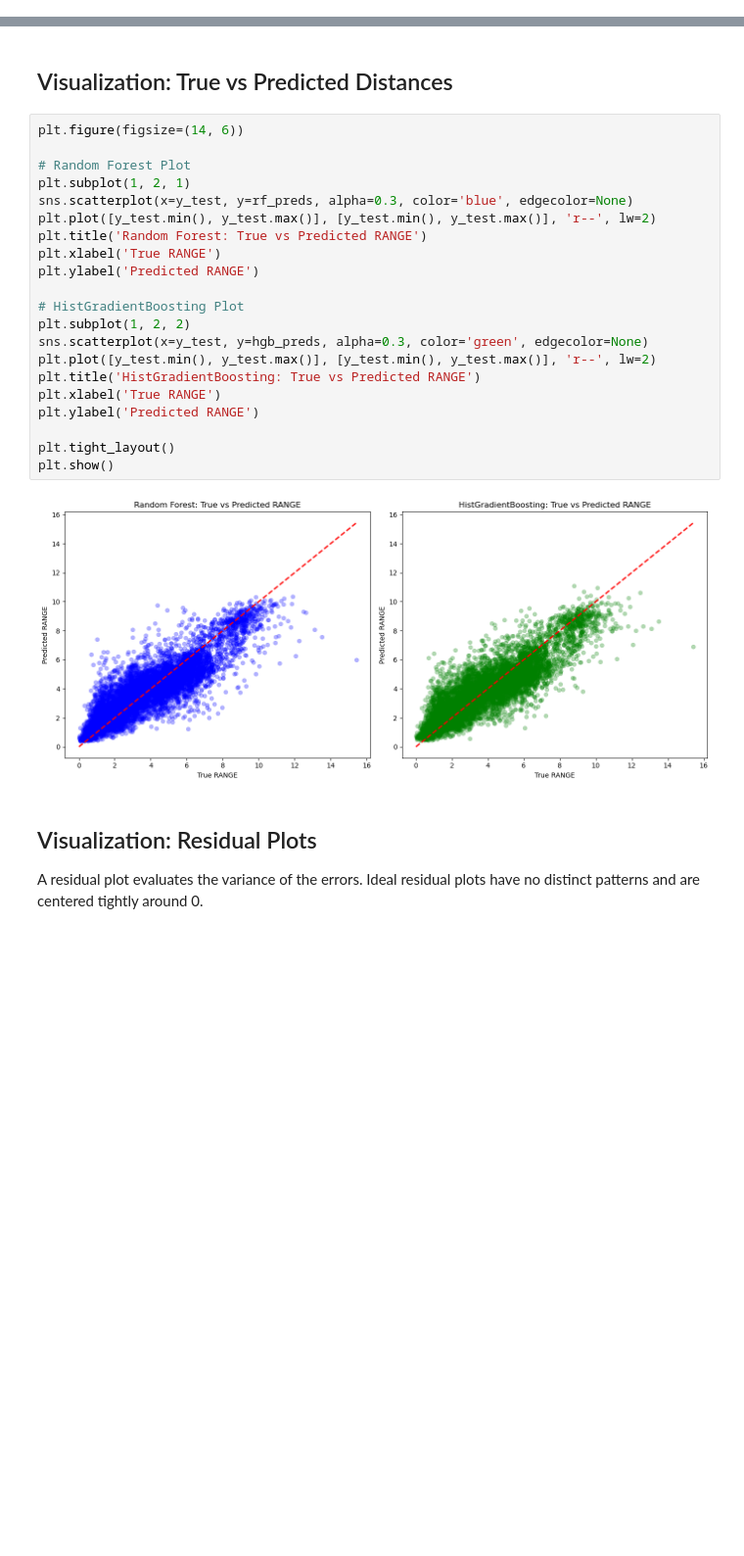
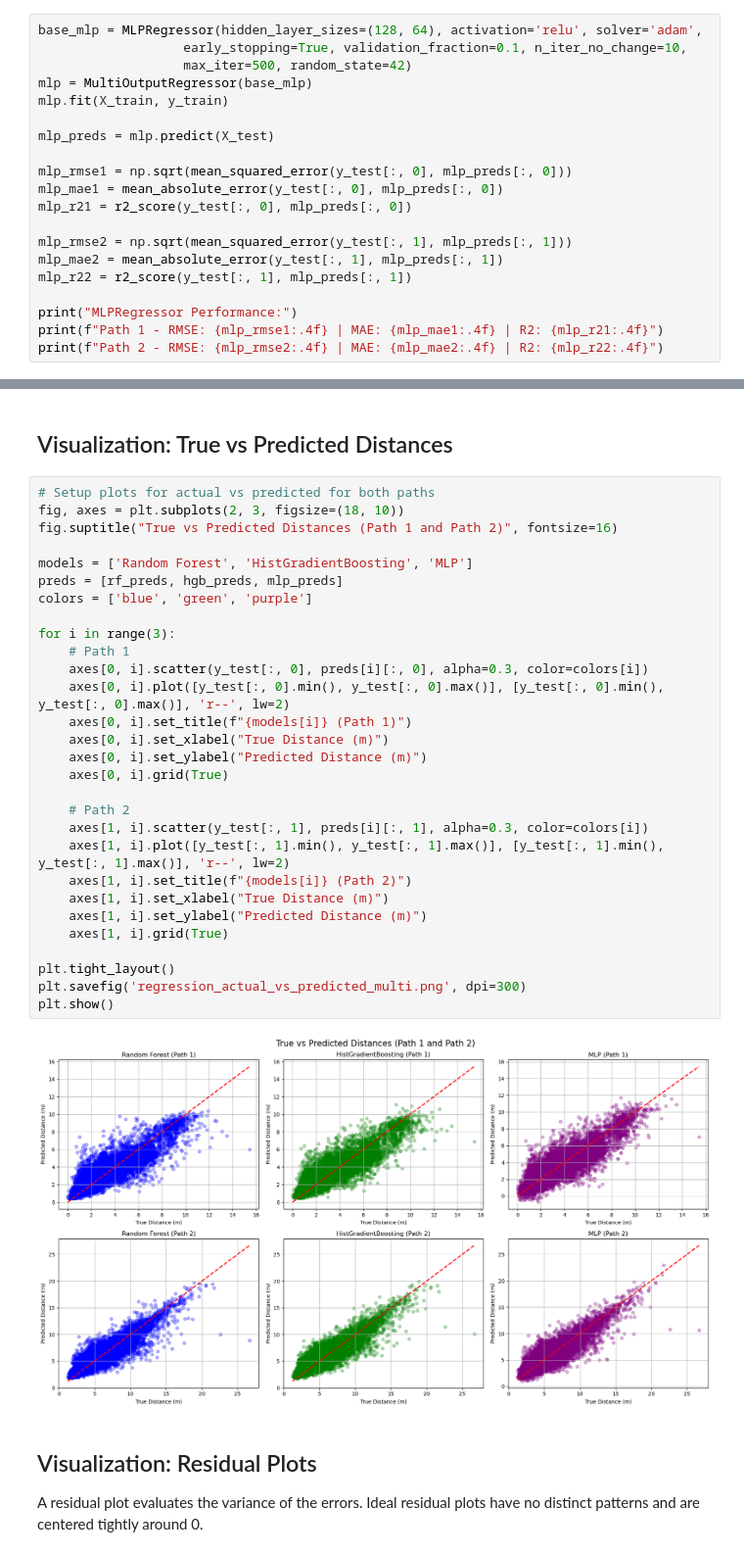
Before and after one commit to wymenlim/CSC3105, a Jupyter notebook: code/regression.ipynb, the cells around one changed output, grey strips where cells are left out. Shown at 98% size. Drawn from its saved outputs; the diff is of its cells as text; blank space fills up the shorter version.

Commit message:
Update UWB data pipeline for multi-path regression, add MLP for regression

```diff
--- a/code/regression.ipynb
+++ b/code/regression.ipynb
@@ -72,0 +84,20 @@ R2:   0.7639
+# %%
+base_mlp = MLPRegressor(hidden_layer_sizes=(128, 64), activation='relu', solver='adam',
+                   early_stopping=True, validation_fraction=0.1, n_iter_no_change=10,
+                   max_iter=500, random_state=42)
+mlp = MultiOutputRegressor(base_mlp)
+mlp.fit(X_train, y_train)
+
+mlp_preds = mlp.predict(X_test)
+
+mlp_rmse1 = np.sqrt(mean_squared_error(y_test[:, 0], mlp_preds[:, 0]))
+mlp_mae1 = mean_absolute_error(y_test[:, 0], mlp_preds[:, 0])
+mlp_r21 = r2_score(y_test[:, 0], mlp_preds[:, 0])
+
+mlp_rmse2 = np.sqrt(mean_squared_error(y_test[:, 1], mlp_preds[:, 1]))
+mlp_mae2 = mean_absolute_error(y_test[:, 1], mlp_preds[:, 1])
+mlp_r22 = r2_score(y_test[:, 1], mlp_preds[:, 1])
+
+print("MLPRegressor Performance:")
+print(f"Path 1 - RMSE: {mlp_rmse1:.4f} | MAE: {mlp_mae1:.4f} | R2: {mlp_r21:.4f}")
+print(f"Path 2 - RMSE: {mlp_rmse2:.4f} | MAE: {mlp_mae2:.4f} | R2: {mlp_r22:.4f}")
@@ -73,28 +108,36 @@ R2:   0.7639
 # %% [markdown]
 ## Visualization: True vs Predicted Distances
 # %%
-plt.figure(figsize=(14, 6))
+# Setup plots for actual vs predicted for both paths
+fig, axes = plt.subplots(2, 3, figsize=(18, 10))
+fig.suptitle("True vs Predicted Distances (Path 1 and Path 2)", fontsize=16)
 
-# Random Forest Plot
-plt.subplot(1, 2, 1)
-sns.scatterplot(x=y_test, y=rf_preds, alpha=0.3, color='blue', edgecolor=None)
-plt.plot([y_test.min(), y_test.max()], [y_test.min(), y_test.max()], 'r--', lw=2)
-plt.title('Random Forest: True vs Predicted RANGE')
-plt.xlabel('True RANGE')
-plt.ylabel('Predicted RANGE')
+models = ['Random Forest', 'HistGradientBoosting', 'MLP']
+preds = [rf_preds, hgb_preds, mlp_preds]
+colors = ['blue', 'green', 'purple']
 
-# HistGradientBoosting Plot
-plt.subplot(1, 2, 2)
-sns.scatterplot(x=y_test, y=hgb_preds, alpha=0.3, color='green', edgecolor=None)
-plt.plot([y_test.min(), y_test.max()], [y_test.min(), y_test.max()], 'r--', lw=2)
-plt.title('HistGradientBoosting: True vs Predicted RANGE')
-plt.xlabel('True RANGE')
-plt.ylabel('Predicted RANGE')
+for i in range(3):
+    # Path 1
+    axes[0, i].scatter(y_test[:, 0], preds[i][:, 0], alpha=0.3, color=colors[i])
+    axes[0, i].plot([y_test[:, 0].min(), y_test[:, 0].max()], [y_test[:, 0].min(), y_test[:, 0].max()], 'r--', lw=2)
+    axes[0, i].set_title(f"{models[i]} (Path 1)")
+    axes[0, i].set_xlabel("True Distance (m)")
+    axes[0, i].set_ylabel("Predicted Distance (m)")
+    axes[0, i].grid(True)
+
+    # Path 2
+    axes[1, i].scatter(y_test[:, 1], preds[i][:, 1], alpha=0.3, color=colors[i])
+    axes[1, i].plot([y_test[:, 1].min(), y_test[:, 1].max()], [y_test[:, 1].min(), y_test[:, 1].max()], 'r--', lw=2)
+    axes[1, i].set_title(f"{models[i]} (Path 2)")
+    axes[1, i].set_xlabel("True Distance (m)")
+    axes[1, i].set_ylabel("Predicted Distance (m)")
+    axes[1, i].grid(True)
 
 plt.tight_layout()
+plt.savefig('regression_actual_vs_predicted_multi.png', dpi=300)
 plt.show()
 # %% [output]
-[figure, old version]
+[figure, new version]
 # %% [markdown]
 ## Visualization: Residual Plots
 A residual plot evaluates the variance of the errors. Ideal residual plots have no distinct patterns and are centered tightly around 0.
```
Also changed, not shown: parts of 7 cells of this notebook, 2 other files.
